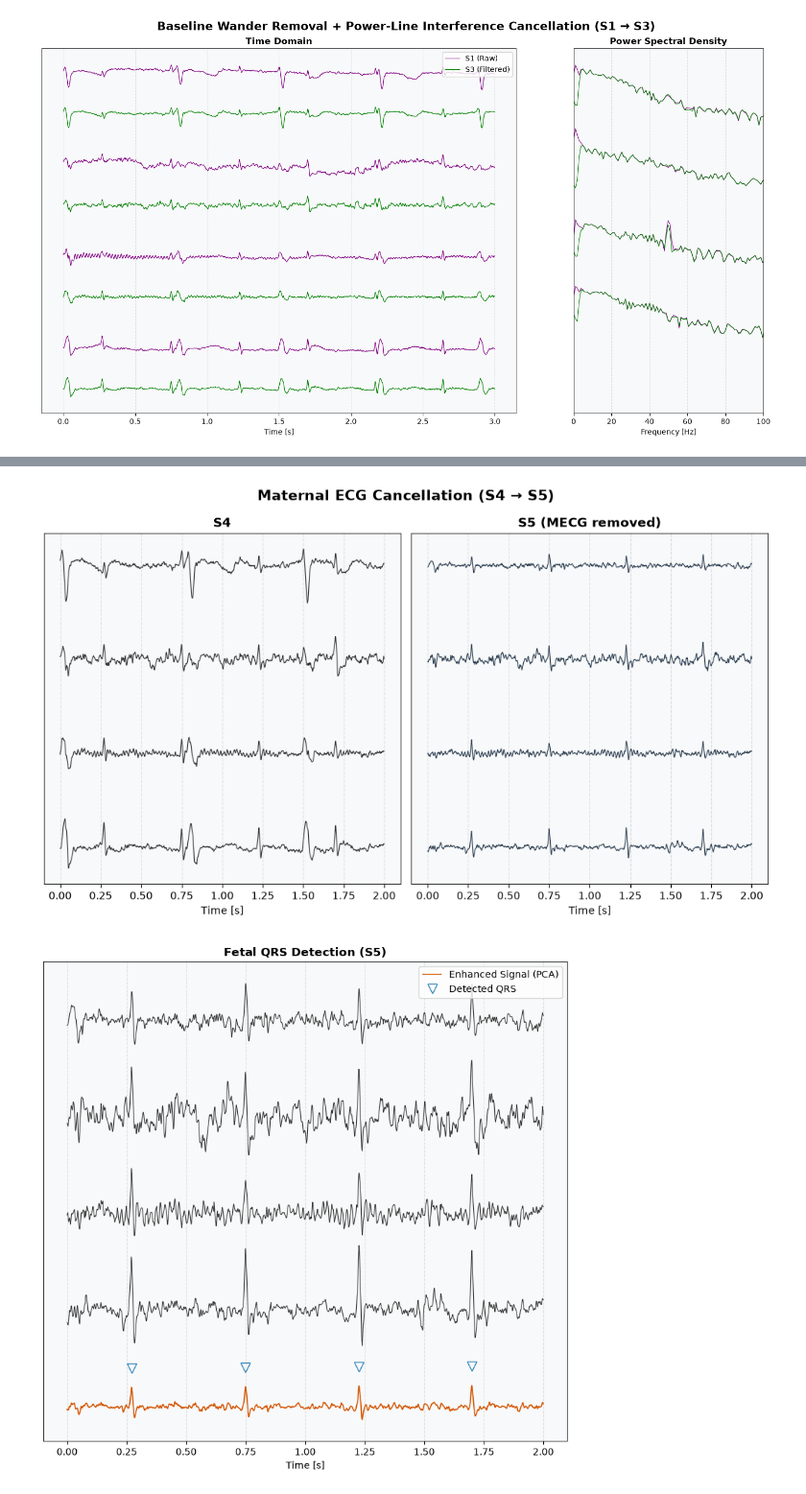
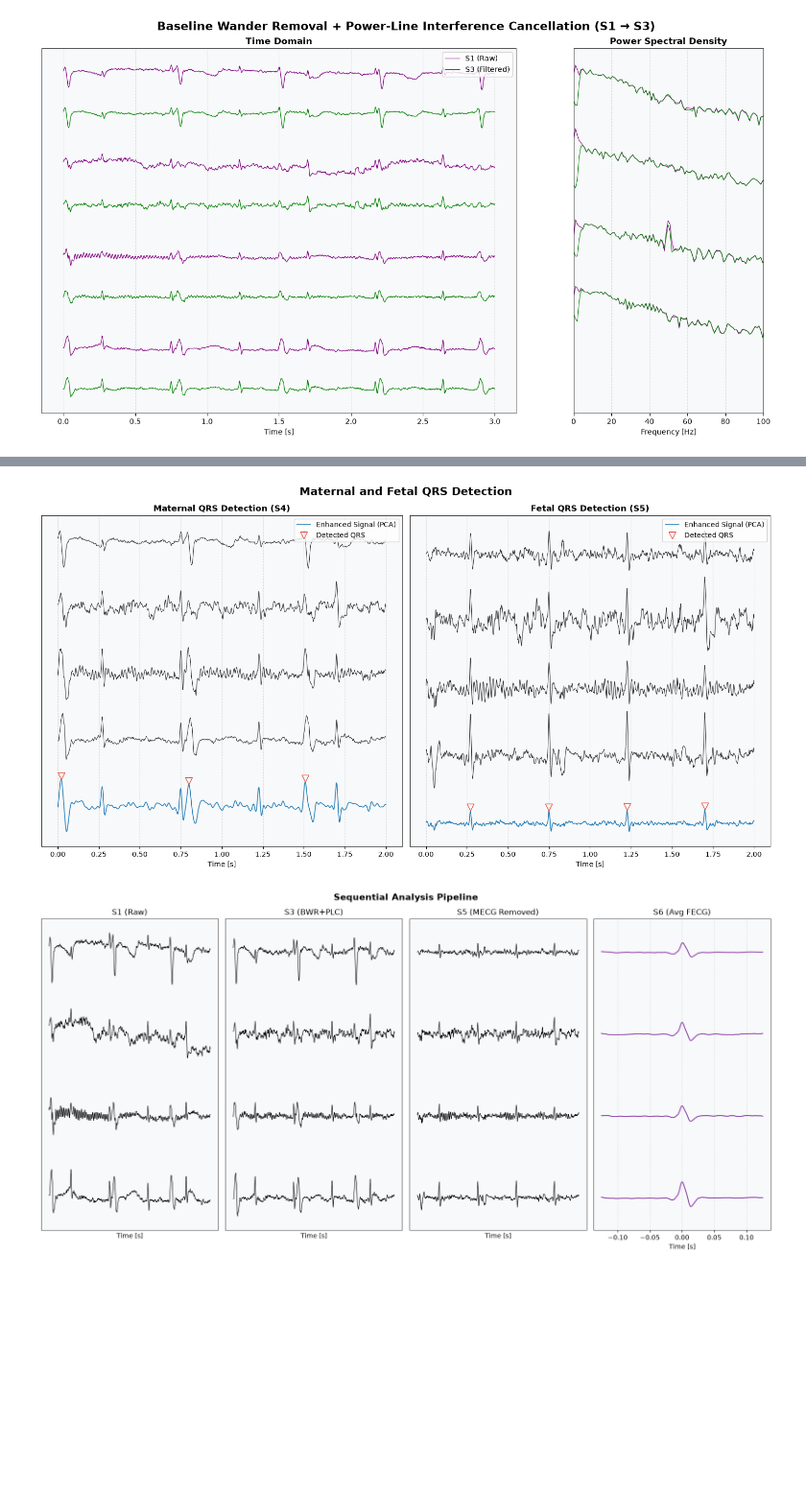
Before and after one commit to fedeceru/BSP_project, a Jupyter notebook: notebooks/main_analysis.ipynb, the cells around one changed output, grey strips where cells are left out. Shown at 96% size. Saved outputs shown, nothing was run; the diff lists cells and outputs as text; code cells hidden in the pictures; blank space fills up the shorter version.

```diff
--- a/notebooks/main_analysis.ipynb
+++ b/notebooks/main_analysis.ipynb
@@ -108,41 +123,43 @@ plot_offset_target = int(plot_offset_s * fs_target)
+# %%
+# 5. Maternal QRS Detection (S4) and Fetal QRS Detection / FECG Extraction (S6)
+fecg_ext = FECGExtractor(fs=fs_target)
+
+# Multi-channel QRS enhancement (PCA) and fetal QRS detection
+fetal_enhanced = fecg_ext.enhance_fetal_qrs(s5_signal)
+fetal_peaks = fecg_ext.detect_fetal_qrs(s5_signal)
+
+fetal_peaks_window = fetal_peaks[(fetal_peaks >= plot_offset_target) &
+                                  (fetal_peaks < plot_offset_target + plot_samples_2s)] - plot_offset_target
+
+# Multi-channel QRS enhancement (PCA) and maternal QRS detection (on S4, pre-cancellation)
+maternal_enhanced = mecg_canc.enhance_maternal_qrs(s4_signal)
+maternal_peaks = mecg_canc.detect_maternal_qrs(s4_signal)
+
+maternal_peaks_window = maternal_peaks[(maternal_peaks >= plot_offset_target) &
+                                        (maternal_peaks < plot_offset_target + plot_samples_2s)] - plot_offset_target
+
+plot_qrs_detection_dual(t_2s,
+                        s4_signal[plot_offset_target:plot_offset_target+plot_samples_2s, :],
+                        maternal_enhanced[plot_offset_target:plot_offset_target+plot_samples_2s],
+                        maternal_peaks_window,
+                        s5_signal[plot_offset_target:plot_offset_target+plot_samples_2s, :],
+                        fetal_enhanced[plot_offset_target:plot_offset_target+plot_samples_2s],
+                        fetal_peaks_window,
+                        maternal_title="Maternal QRS Detection (S4)",
+                        fetal_title="Fetal QRS Detection (S5)")
+# %% [output]
+[figure, added]
 # %%
-# 4. Maternal ECG Cancellation (S4 -> S5)
-mecg_canc = MECGCanceller(fs=fs_target)
-s5_signal = mecg_canc.apply(s4_signal)
-
-plot_samples_2s = int(fs_target * 2.0)
-t_2s = np.arange(plot_samples_2s) / fs_target
-
-plot_before_after(t_2s, s4_signal[plot_offset_target:plot_offset_target+plot_samples_2s, :],
-                   s5_signal[plot_offset_target:plot_offset_target+plot_samples_2s, :],
-                   title="Maternal ECG Cancellation (S4 → S5)",
-                   before_label="S4", after_label="S5 (MECG removed)")
-
-# 5. Fetal QRS Detection and FECG Extraction (S6)
-fecg_ext = FECGExtractor(fs=fs_target)
-
-# Multi-channel QRS enhancement (PCA) and fetal QRS detection
-fetal_enhanced = fecg_ext.enhance_fetal_qrs(s5_signal)
-fetal_peaks = fecg_ext.detect_fetal_qrs(s5_signal)
-
-fetal_peaks_window = fetal_peaks[(fetal_peaks >= plot_offset_target) &
-                                  (fetal_peaks < plot_offset_target + plot_samples_2s)] - plot_offset_target
-
-plot_qrs_detection(t_2s, s5_signal[plot_offset_target:plot_offset_target+plot_samples_2s, :],
-                   fetal_enhanced[plot_offset_target:plot_offset_target+plot_samples_2s],
-                   fetal_peaks_window, title="Fetal QRS Detection (S5)")
-
 # 6. Synchronous averaging of fetal beats to obtain the average fetal beat morphology (S6)
 s6_avg_beat = fecg_ext.synchronous_averaging(s5_signal, fetal_peaks, window_size_sec=0.25)
 if s6_avg_beat is None:
     s6_avg_beat = np.zeros((int(0.25 * fs_target), s5_signal.shape[1]))
 
 s1_resampled = resampler.upsample(raw_signal.T).T
 
 plot_pipeline_stages(t_2s, s1_resampled[plot_offset_target:plot_offset_target+plot_samples_2s, :],
                      s4_signal[plot_offset_target:plot_offset_target+plot_samples_2s, :],
                      s5_signal[plot_offset_target:plot_offset_target+plot_samples_2s, :],
                      s6_avg_beat)
 # %% [output]
-[figure, old version]
+[figure, new version]
-[figure, removed]
```
Also changed, not shown: parts of 4 cells of this notebook, 3 other files.
